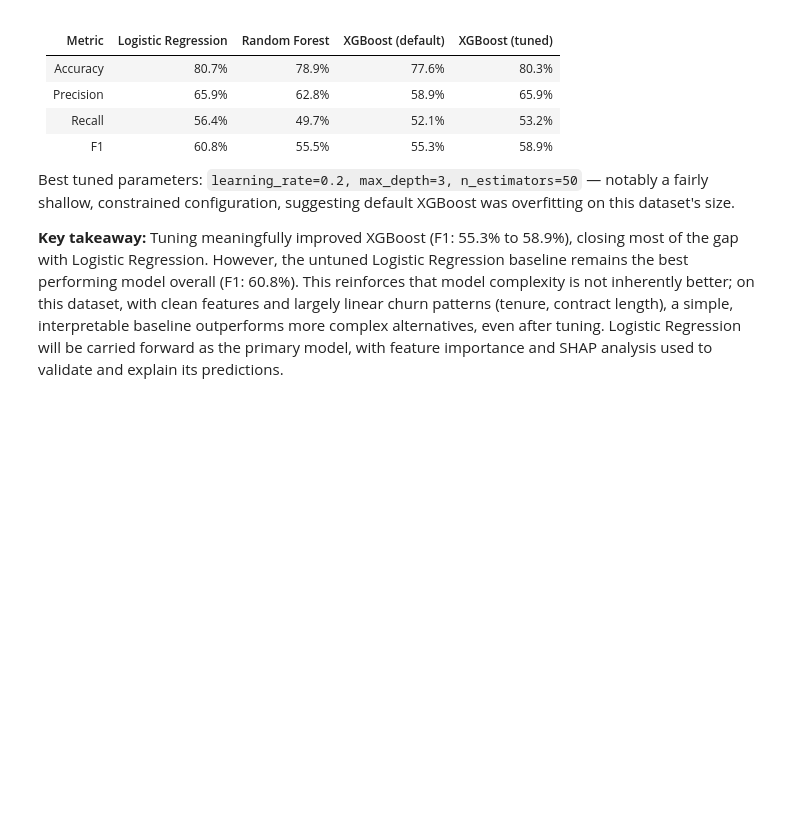
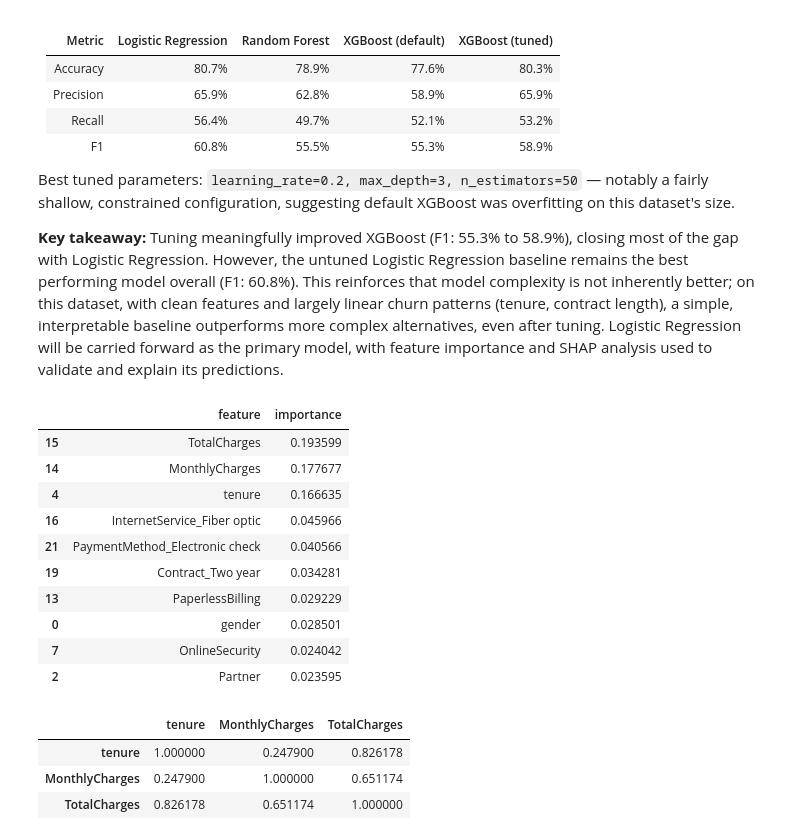
Before and after one commit to spencerbetchey/customer-churn-prediction, a Jupyter notebook: notebooks/03_model_training.ipynb, the cells around one changed output. Drawn from its saved outputs; the diff is of its cells as text; code cells hidden in the pictures; blank space fills up the shorter version.

Commit message:
Add Random Forest feature importance analysis with multicollinearity caveat

```diff
--- a/notebooks/03_model_training.ipynb
+++ b/notebooks/03_model_training.ipynb
@@ -276,3 +276,31 @@ dataset, with clean features and largely linear churn patterns (tenure, contract
 a simple, interpretable baseline outperforms more complex alternatives, even after tuning. Logistic
 Regression will be carried forward as the primary model, with feature importance and SHAP analysis
  used to validate and explain its predictions.
+# %%
+import pandas as pd
+
+importances = pd.DataFrame({
+    'feature': X_train.columns,
+    'importance': rf_model.feature_importances_
+}).sort_values('importance', ascending=False)
+
+importances.head(10)
+# %% [output]
+|  | feature | importance |
+| 15 | TotalCharges | 0.193599 |
+| 14 | MonthlyCharges | 0.177677 |
+| 4 | tenure | 0.166635 |
+| 16 | InternetService_Fiber optic | 0.045966 |
+| 21 | PaymentMethod_Electronic check | 0.040566 |
+| 19 | Contract_Two year | 0.034281 |
+| 13 | PaperlessBilling | 0.029229 |
+| 0 | gender | 0.028501 |
+| 7 | OnlineSecurity | 0.024042 |
+| 2 | Partner | 0.023595 |
+# %%
+df[['tenure', 'MonthlyCharges', 'TotalCharges']].corr()
+# %% [output]
+|  | tenure | MonthlyCharges | TotalCharges |
+| tenure | 1.000000 | 0.247900 | 0.826178 |
+| MonthlyCharges | 0.247900 | 1.000000 | 0.651174 |
+| TotalCharges | 0.826178 | 0.651174 | 1.000000 |
```
Also changed, not shown: parts of 1 cell of this notebook.
